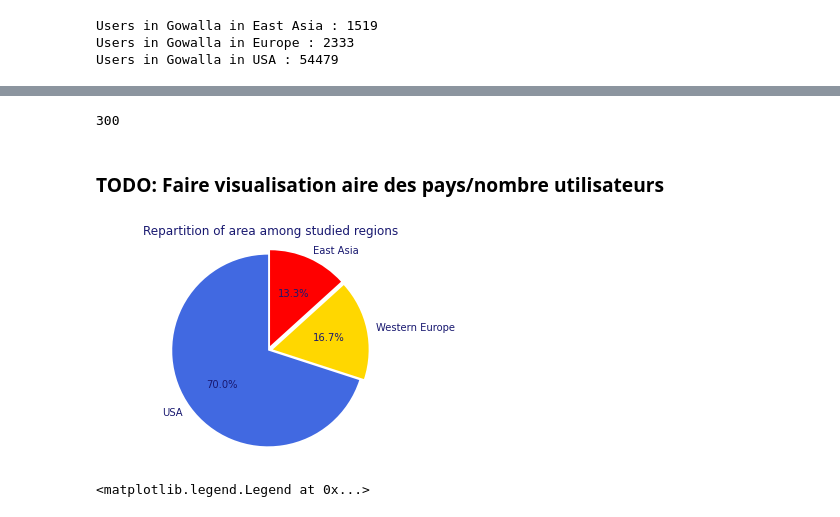
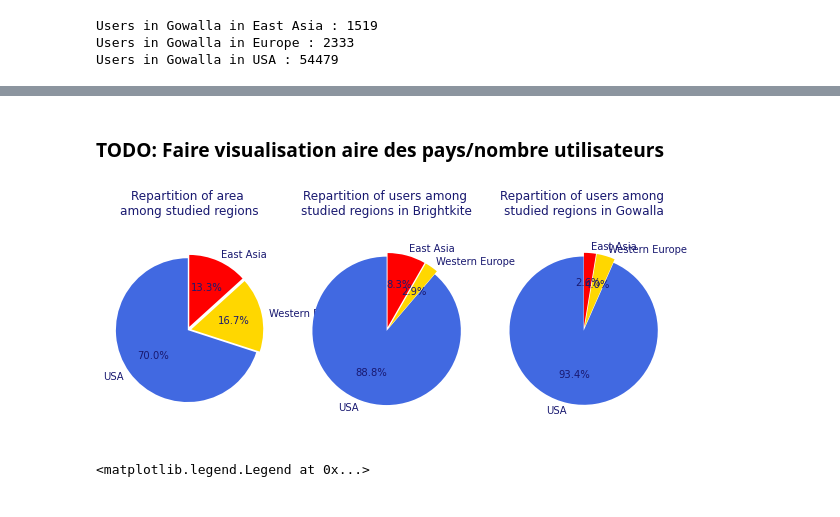
Before and after one commit to epfl-ada/ada-2020-project-milestone-p3-p3_bcd, a Jupyter notebook: Creative extension.ipynb, the cells around one changed output, grey strips where cells are left out. Drawn from its saved outputs; the diff is of its cells as text; code cells hidden in the pictures.

```diff
--- a/Creative extension.ipynb
+++ b/Creative extension.ipynb
@@ -317,27 +311,50 @@ countries.head()
-# %%
-len(areas)
-# %% [output]
-300
 # %% [markdown]
 ### TODO:  Faire visualisation aire des pays/nombre utilisateurs
+# %%
+homes_b_asia = homes_in_b[homes_in_b['is_in_asia']]
+homes_b_europe = homes_in_b[homes_in_b['is_in_europe']]
+homes_b_usa = homes_in_b[homes_in_b['is_in_usa']]
+
+homes_g_asia = homes_in_g[homes_in_g['is_in_asia']]
+homes_g_europe = homes_in_g[homes_in_g['is_in_europe']]
+homes_g_usa = homes_in_g[homes_in_g['is_in_usa']]
 # %%
 # Pie chart, where the slices will be ordered and plotted counter-clockwise:
+
+fig, ax = plt.subplots(1,3, figsize = (10, 4))
+
 
 total_size = countries['land_area'].sum()
 areas = countries['land_area'].to_list()
 areas = [area*100/total_size for area in areas]
 labels = ['USA', 'Western Europe', 'East Asia']
-sizes = areas
 explode = (0, 0.05, 0.05)  # only "explode" the 2nd slice (i.e. 'Hogs')
 colors = ['royalblue', 'gold', 'r']
-fig1, ax1 = plt.subplots()
-ax1.pie(sizes, explode=explode, labels=labels, colors=colors, autopct='%1.1f%%', startangle=90,
+ax[0].pie(areas, explode=explode, labels=labels, colors=colors, autopct='%1.1f%%', startangle=90,
         textprops=dict(color='midnightblue'))
-ax1.axis('equal')  # Equal aspect ratio ensures that pie is drawn as a circle.
-ax1.set_title("Repartition of area among studied regions", color = 'midnightblue')
+ax[0].axis('equal')  # Equal aspect ratio ensures that pie is drawn as a circle.
+ax[0].set_title("Repartition of area \namong studied regions", color = 'midnightblue')
+
+
+total_users_b = len(homes_in_b)
+users_b_areas = [len(homes_b_usa), len(homes_b_europe), len(homes_b_asia)]
+users_b_areas = [nb*100/total_users_b for nb in users_b_areas]
+ax[1].pie(users_b_areas, explode=explode, labels=labels, colors=colors, autopct='%1.1f%%', startangle=90,
+        textprops=dict(color='midnightblue'))
+ax[1].axis('equal')  # Equal aspect ratio ensures that pie is drawn as a circle.
+ax[1].set_title("Repartition of users among \nstudied regions in Brightkite", color = 'midnightblue')
+
+total_users_g = len(homes_in_g)
+users_g_areas = [len(homes_g_usa), len(homes_g_europe), len(homes_g_asia)]
+users_g_areas = [nb*100/total_users_g for nb in users_g_areas]
+ax[2].pie(users_g_areas, explode=explode, labels=labels, colors=colors, autopct='%1.1f%%', startangle=90,
+        textprops=dict(color='midnightblue'))
+ax[2].axis('equal')  # Equal aspect ratio ensures that pie is drawn as a circle.
+ax[2].set_title("Repartition of users among \nstudied regions in Gowalla", color = 'midnightblue')
+
 plt.show()
 # %% [output]
-[figure, old version]
+[figure, new version]
 # %%
 homes_in_b.rename(columns = {'latitude' : 'lat_home', 'longitude' : 'long_home',
                              'is_in_europe' : 'home_in_europe','is_in_asia' : 'home_in_asia',
```
Also changed, not shown: parts of 32 cells of this notebook.
